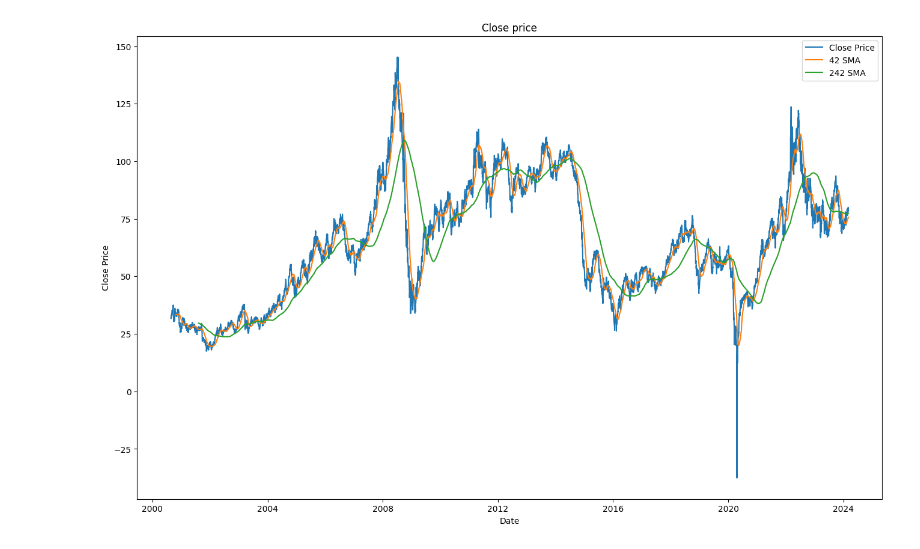
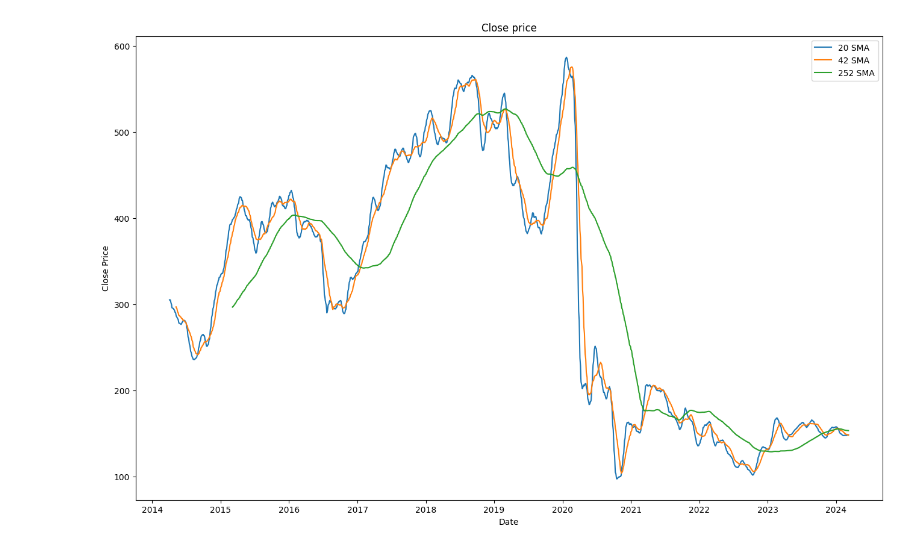
Before and after one commit to ivandimitrovkyulev/Notebooks, a Jupyter notebook: sample/analyses.ipynb, the cells around one changed output. Saved outputs shown, nothing was run; the diff lists cells and outputs as text; code cells hidden in the pictures.

```diff
--- a/sample/analyses.ipynb
+++ b/sample/analyses.ipynb
@@ -16,3 +11,8 @@ history = stock.history(period=period)
+# %%
+ticker = "BP.l"
+period = "10y"
+stock = yf.Ticker(ticker.upper())
+history = stock.history(period=period)
 # %%
 history.describe()
 # %% [output]
@@ -40,4 +72,4 @@ plotting.plot_regression_line(history, reg_line_count=5)
 # %%
-plotting.plot_sma(history, [42, 242])
+plotting.plot_sma(history, [20, 42, 252], hide_data=True)
 # %% [output]
-[figure, old version]
+[figure, new version]
```
Also changed, not shown: parts of 6 cells of this notebook, 3 other files.
